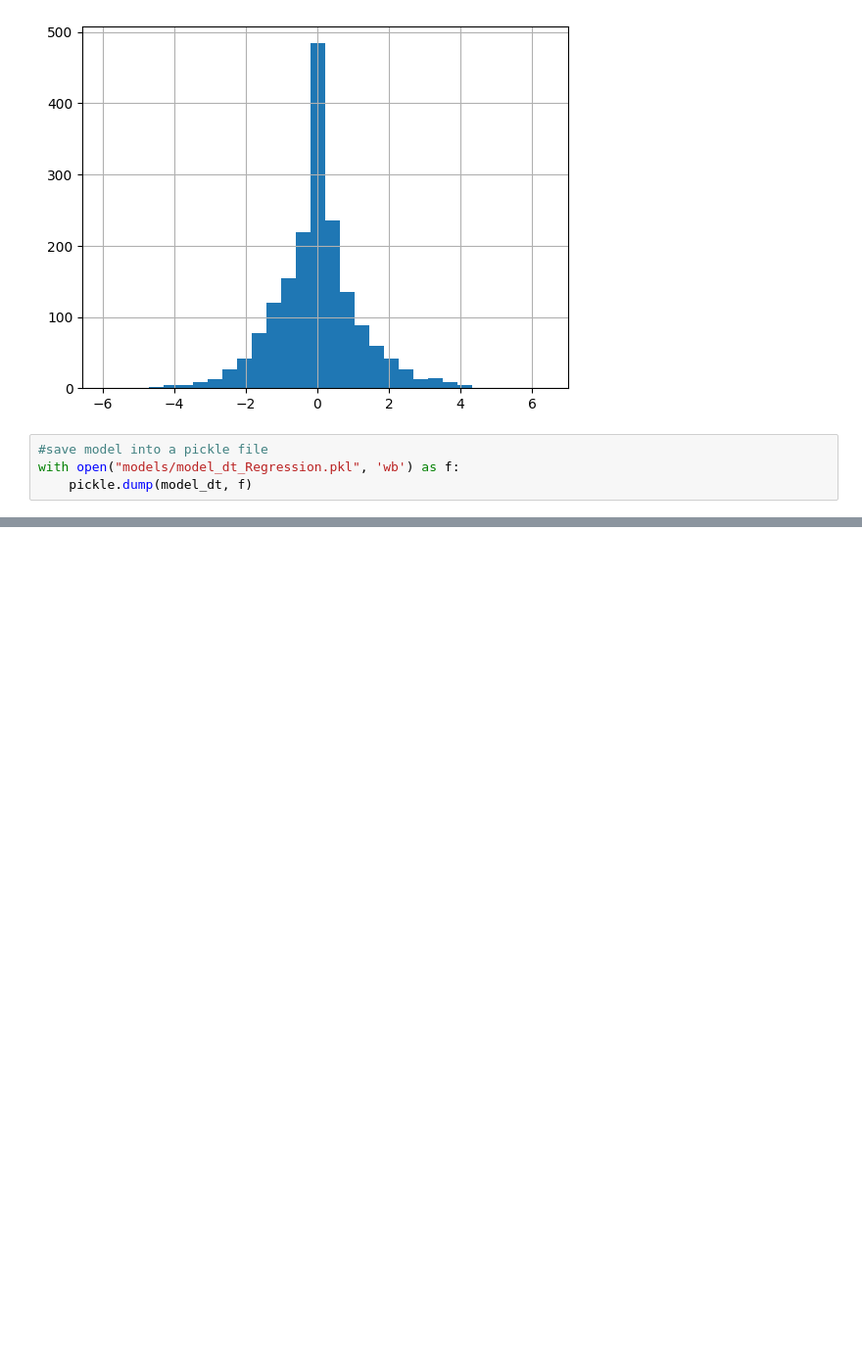
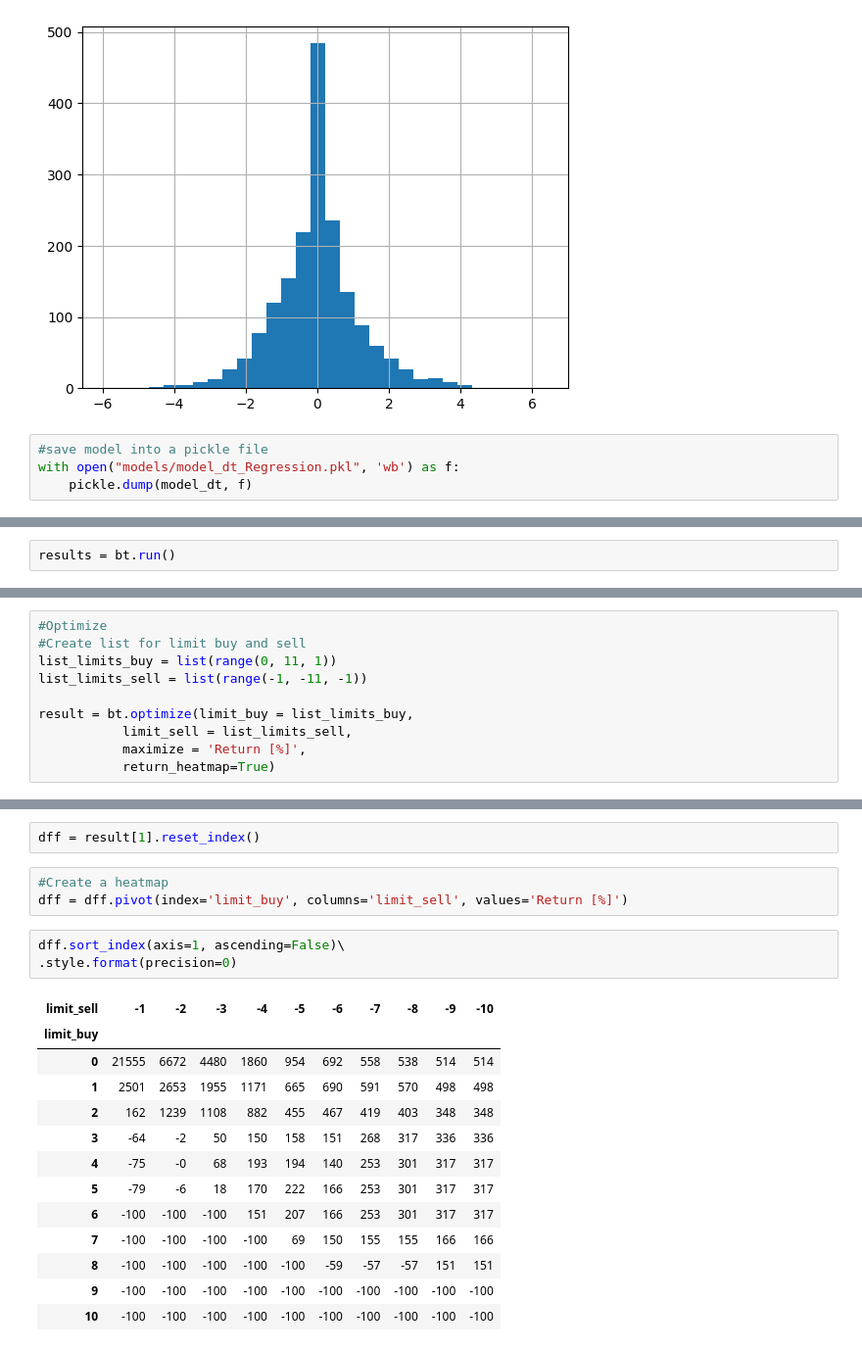
Before and after one commit to mayer19/AlgoritmitTradingCourse, a Jupyter notebook: DecisionTreeRegression.ipynb, the cells around one changed output, grey strips where cells are left out. Shown: that part at 98% size. Cells and saved outputs as stored; diff of their text form; blank space fills up the shorter version.

```diff
--- a/DecisionTreeRegression.ipynb
+++ b/DecisionTreeRegression.ipynb
@@ -113,0 +159,2 @@ with open("models/model_dt_Regression.pkl", 'wb') as f:
+# %%
+results = bt.run()
@@ -113,0 +172,10 @@ with open("models/model_dt_Regression.pkl", 'wb') as f:
+# %%
+#Optimize
+#Create list for limit buy and sell
+list_limits_buy = list(range(0, 11, 1))
+list_limits_sell = list(range(-1, -11, -1))
+
+result = bt.optimize(limit_buy = list_limits_buy,
+           limit_sell = list_limits_sell,
+           maximize = 'Return [%]',
+           return_heatmap=True)
@@ -113,0 +218,22 @@ with open("models/model_dt_Regression.pkl", 'wb') as f:
+# %%
+dff = result[1].reset_index()
+# %%
+#Create a heatmap
+dff = dff.pivot(index='limit_buy', columns='limit_sell', values='Return [%]')
+# %%
+dff.sort_index(axis=1, ascending=False)\
+.style.format(precision=0)
+# %% [output]
+| limit_sell | -1 | -2 | -3 | -4 | -5 | -6 | -7 | -8 | -9 | -10 |
+| limit_buy |  |  |  |  |  |  |  |  |  |  |
+| 0 | 21555 | 6672 | 4480 | 1860 | 954 | 692 | 558 | 538 | 514 | 514 |
+| 1 | 2501 | 2653 | 1955 | 1171 | 665 | 690 | 591 | 570 | 498 | 498 |
+| 2 | 162 | 1239 | 1108 | 882 | 455 | 467 | 419 | 403 | 348 | 348 |
+| 3 | -64 | -2 | 50 | 150 | 158 | 151 | 268 | 317 | 336 | 336 |
+| 4 | -75 | -0 | 68 | 193 | 194 | 140 | 253 | 301 | 317 | 317 |
+| 5 | -79 | -6 | 18 | 170 | 222 | 166 | 253 | 301 | 317 | 317 |
+| 6 | -100 | -100 | -100 | 151 | 207 | 166 | 253 | 301 | 317 | 317 |
+| 7 | -100 | -100 | -100 | -100 | 69 | 150 | 155 | 155 | 166 | 166 |
+| 8 | -100 | -100 | -100 | -100 | -100 | -59 | -57 | -57 | 151 | 151 |
+| 9 | -100 | -100 | -100 | -100 | -100 | -100 | -100 | -100 | -100 | -100 |
+| 10 | -100 | -100 | -100 | -100 | -100 | -100 | -100 | -100 | -100 | -100 |
```
Also changed, not shown: parts of 11 cells of this notebook.
